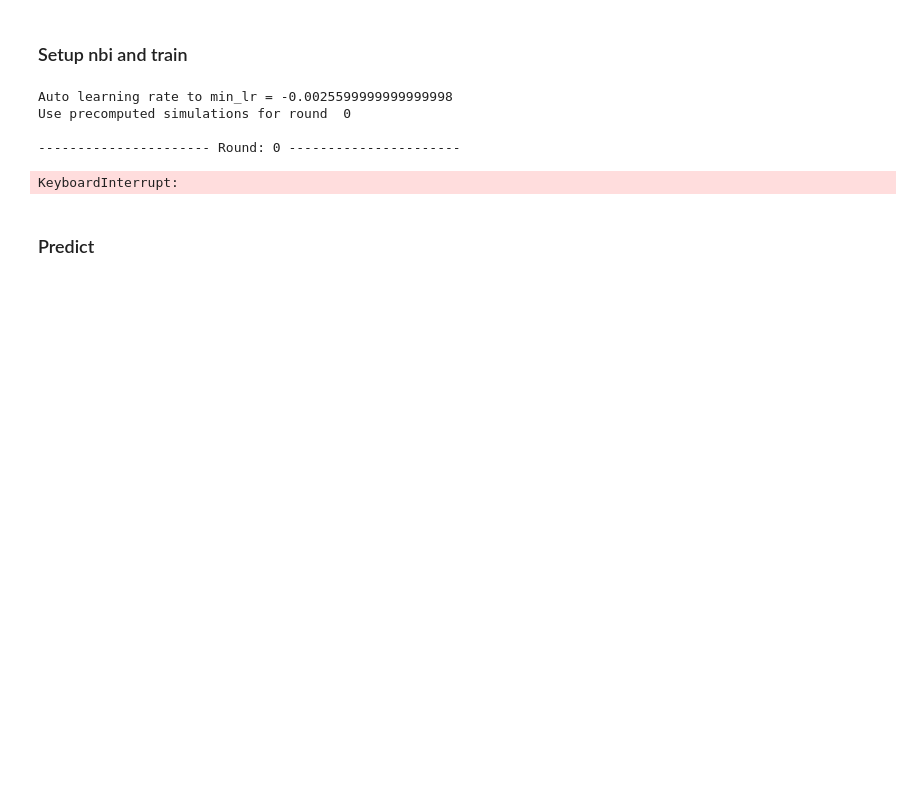
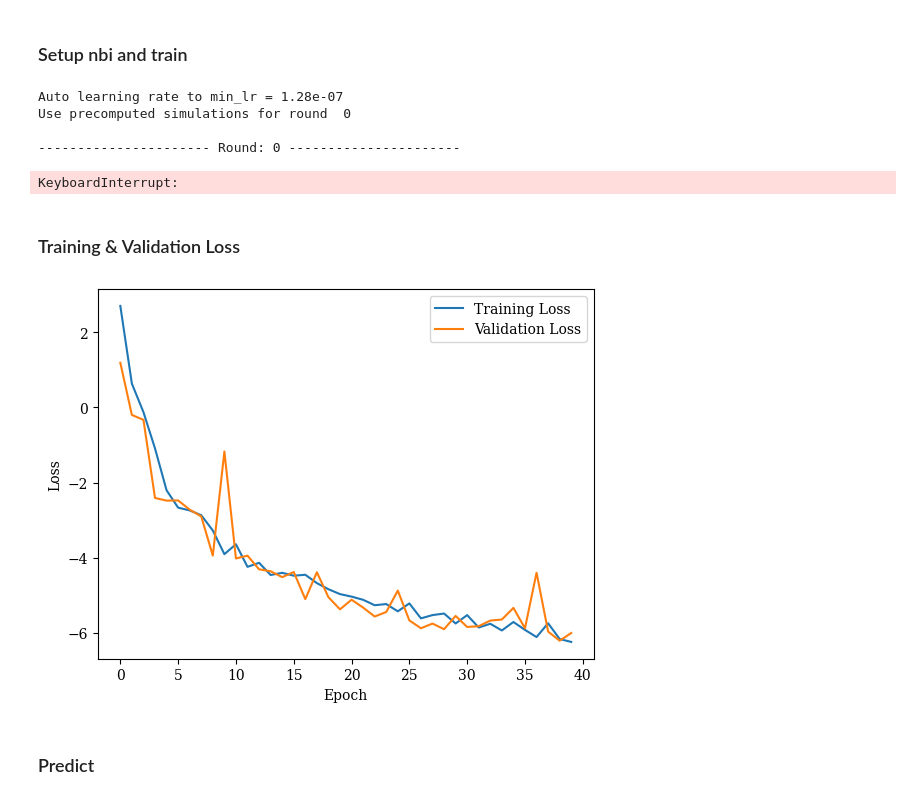
Before and after one commit to wei-lingfeng/NPE-Stellar-Spectra, a Jupyter notebook: code/model_spectra_3_params.ipynb, the cells around one changed output. Saved outputs shown, nothing was run; the diff lists cells and outputs as text; code cells hidden in the pictures; blank space fills up the shorter version.

Commit message:
Fixes negative learning rate

```diff
--- a/code/model_spectra_3_params.ipynb
+++ b/code/model_spectra_3_params.ipynb
@@ -105,6 +108,7 @@ if new_run:
     engine.fit(
         x=flux,
         y=params,
+        n_sims=flux.shape[0],
         n_rounds=1,
         n_epochs=100,
         batch_size=256,
@@ -132,10 +136,22 @@ else:
         path=save_path
     )
 # %% [output]
-Auto learning rate to min_lr = -0.0025599999999999998
+Auto learning rate to min_lr = 1.28e-07
 Use precomputed simulations for round  0
 
 ---------------------- Round: 0 ----------------------
 KeyboardInterrupt:
+# %% [markdown]
+### Training & Validation Loss
+# %%
+fig, ax = plt.subplots()
+ax.plot(engine.train_losses[0], label='Training Loss')
+ax.plot(engine.val_losses[0], label='Validation Loss')
+ax.legend()
+ax.set_xlabel('Epoch')
+ax.set_ylabel('Loss')
+plt.show()
+# %% [output]
+[figure, added]
 # %% [markdown]
 ### Predict
```
Also changed, not shown: parts of 8 cells of this notebook, 3 other files.
